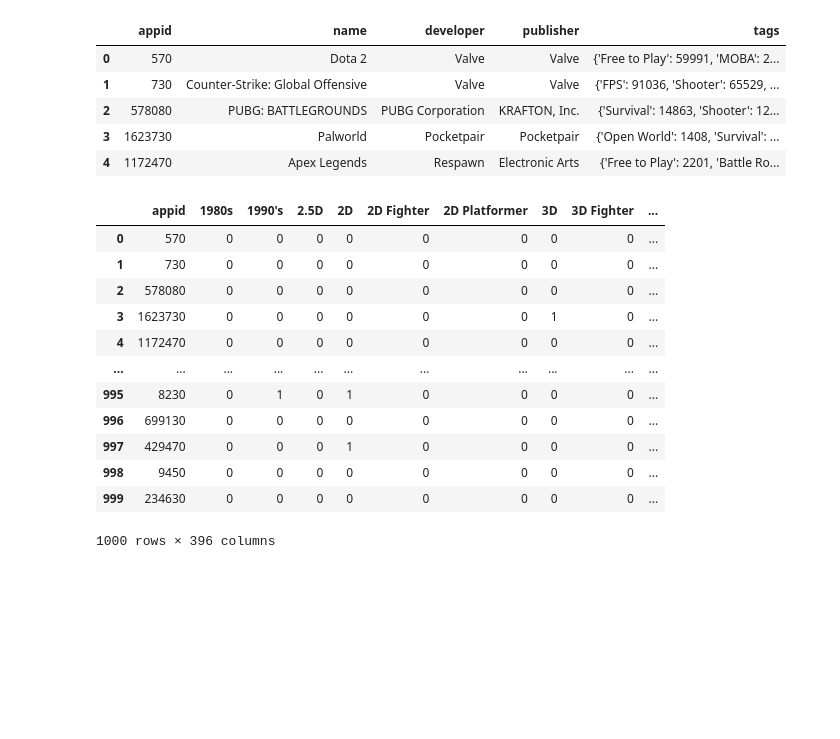
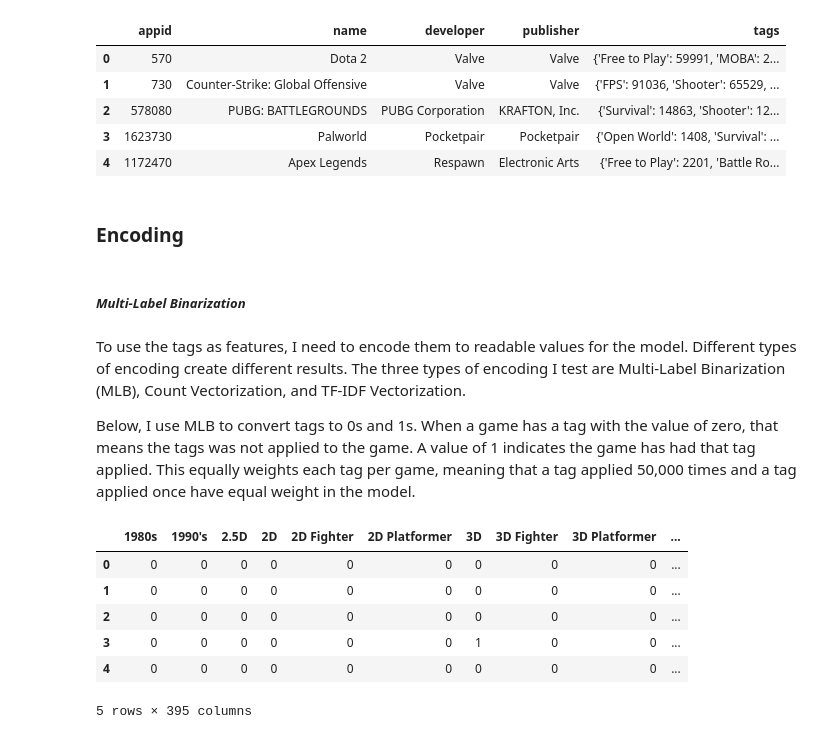
Before and after one commit to youssefevan/itcs-5154, a Jupyter notebook: project/project.ipynb, the cells around one changed output. Saved outputs shown, nothing was run; the diff lists cells and outputs as text; code cells hidden in the pictures; blank space fills up the shorter version.

Commit message:
Added experiments and most explanations
- Added metrics experiments
- Added encoding experiments
- Added Overview
- Added explanations for all of Data Collections and Data Cleaning & Prep

```diff
--- a/project/project.ipynb
+++ b/project/project.ipynb
@@ -103,27 +111,29 @@ df.head()
 | 2 | 578080 | PUBG: BATTLEGROUNDS | PUBG Corporation | KRAFTON, Inc. | {'Survival': 14863, 'Shooter': 12... |
 | 3 | 1623730 | Palworld | Pocketpair | Pocketpair | {'Open World': 1408, 'Survival': ... |
 | 4 | 1172470 | Apex Legends | Respawn | Electronic Arts | {'Free to Play': 2201, 'Battle Ro... |
+# %% [markdown]
+### **Encoding**
+# %% [markdown]
+##### *Multi-Label Binarization*
+# %% [markdown]
+To use the tags as features, I need to encode them to readable values for the model. Different types of encoding create different results. The three types of encoding I test are Multi-Label Binarization (MLB), Count Vectorization, and TF-IDF Vectorization.
+
+Below, I use MLB to convert tags to 0s and 1s. When a game has a tag with the value of zero, that means the tags was not applied to the game. A value of 1 indicates the game has had that tag applied. This equally weights each tag per game, meaning that a tag applied 50,000 times and a tag applied once have equal weight in the model.
 # %%
 from sklearn.preprocessing import MultiLabelBinarizer
+from sklearn.feature_extraction import DictVectorizer
+from sklearn.feature_extraction.text import TfidfTransformer
 
-# Extract and encode tags
 mlb = MultiLabelBinarizer()
-tags_encoded = mlb.fit_transform(df['tags'])
-df_tags = pd.DataFrame(tags_encoded, columns=mlb.classes_)
+X_binary = mlb.fit_transform(df['tags'])
+X_binary_df = pd.DataFrame(tags_encoded, columns=mlb.classes_)
 
-# extract features
-df_features = pd.concat([df[['appid']], df_tags], axis=1)
+X_binary_df.head()
 # %% [output]
-|  | appid | 1980s | 1990's | 2.5D | 2D | 2D Fighter | 2D Platformer | 3D | 3D Fighter | ... |
-| 0 | 570 | 0 | 0 | 0 | 0 | 0 | 0 | 0 | 0 | ... |
-| 1 | 730 | 0 | 0 | 0 | 0 | 0 | 0 | 0 | 0 | ... |
-| 2 | 578080 | 0 | 0 | 0 | 0 | 0 | 0 | 0 | 0 | ... |
-| 3 | 1623730 | 0 | 0 | 0 | 0 | 0 | 0 | 1 | 0 | ... |
-| 4 | 1172470 | 0 | 0 | 0 | 0 | 0 | 0 | 0 | 0 | ... |
-| ... | ... | ... | ... | ... | ... | ... | ... | ... | ... | ... |
-| 995 | 8230 | 0 | 1 | 0 | 1 | 0 | 0 | 0 | 0 | ... |
-| 996 | 699130 | 0 | 0 | 0 | 0 | 0 | 0 | 0 | 0 | ... |
-| 997 | 429470 | 0 | 0 | 0 | 1 | 0 | 0 | 0 | 0 | ... |
-| 998 | 9450 | 0 | 0 | 0 | 0 | 0 | 0 | 0 | 0 | ... |
-| 999 | 234630 | 0 | 0 | 0 | 0 | 0 | 0 | 0 | 0 | ... |
+|  | 1980s | 1990's | 2.5D | 2D | 2D Fighter | 2D Platformer | 3D | 3D Fighter | 3D Platformer | ... |
+| 0 | 0 | 0 | 0 | 0 | 0 | 0 | 0 | 0 | 0 | ... |
+| 1 | 0 | 0 | 0 | 0 | 0 | 0 | 0 | 0 | 0 | ... |
+| 2 | 0 | 0 | 0 | 0 | 0 | 0 | 0 | 0 | 0 | ... |
+| 3 | 0 | 0 | 0 | 0 | 0 | 0 | 1 | 0 | 0 | ... |
+| 4 | 0 | 0 | 0 | 0 | 0 | 0 | 0 | 0 | 0 | ... |
-1000 rows × 396 columns
+5 rows × 395 columns
```
Also changed, not shown: parts of 22 cells of this notebook.
